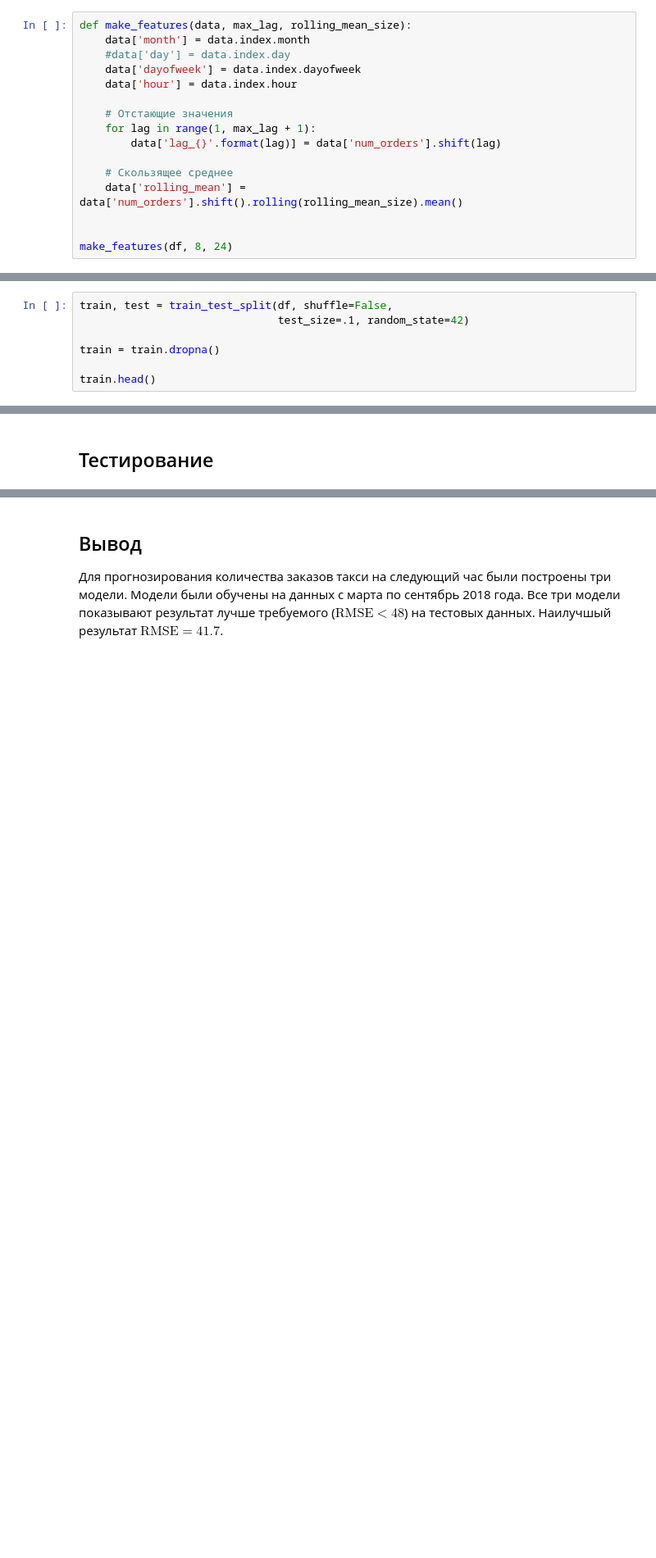
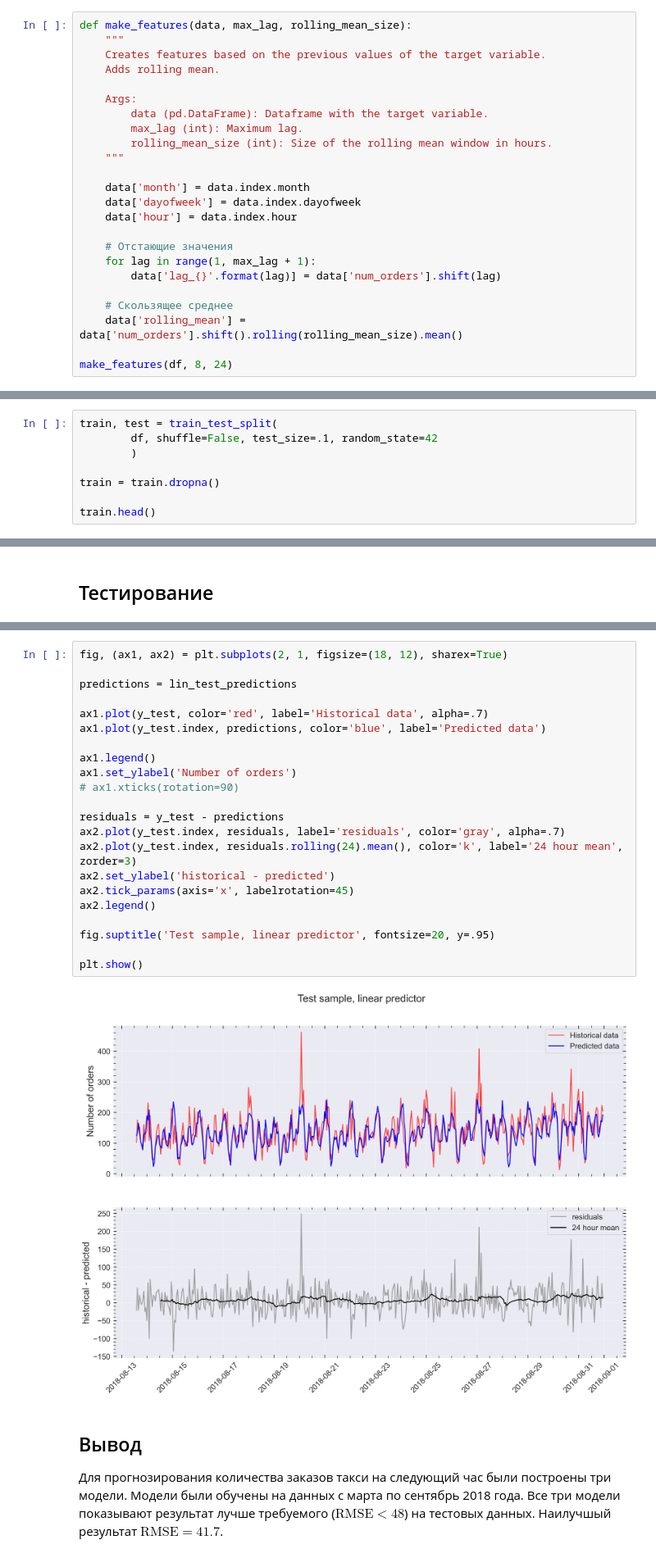
Before and after one commit to mbelveder/praktikum, a Jupyter notebook: 12_taxi/taxi_reply_2.ipynb, the cells around one changed output, grey strips where cells are left out. Shown at 82% size. Cells and saved outputs as stored; diff of their text form; blank space fills up the shorter version.

```diff
--- a/12_taxi/taxi_reply_2.ipynb
+++ b/12_taxi/taxi_reply_2.ipynb
@@ -250,8 +255,17 @@ plt.show()
 ### Создание признаков
 # %%
 def make_features(data, max_lag, rolling_mean_size):
+    """
+    Creates features based on the previous values of the target variable.
+    Adds rolling mean.
+
+    Args:
+        data (pd.DataFrame): Dataframe with the target variable.
+        max_lag (int): Maximum lag.
+        rolling_mean_size (int): Size of the rolling mean window in hours.
+    """
+
     data['month'] = data.index.month
-    #data['day'] = data.index.day
     data['dayofweek'] = data.index.dayofweek
     data['hour'] = data.index.hour
 
@@ -262,7 +276,6 @@ def make_features(data, max_lag, rolling_mean_size):
     # Скользящее среднее
     data['rolling_mean'] = data['num_orders'].shift().rolling(rolling_mean_size).mean()
 
-
 make_features(df, 8, 24)
 # %% [markdown]
 <div class="alert alert-warning">
@@ -302,8 +319,9 @@ df.head()
 # %% [markdown]
 ### Линейная регрессия
 # %%
-train, test = train_test_split(df, shuffle=False,
-                               test_size=.1, random_state=42)
+train, test = train_test_split(
+        df, shuffle=False, test_size=.1, random_state=42
+        )
 
 train = train.dropna()
 
@@ -540,3 +524,27 @@ plt.show()
+# %%
+fig, (ax1, ax2) = plt.subplots(2, 1, figsize=(18, 12), sharex=True)
+
+predictions = lin_test_predictions
+
+ax1.plot(y_test, color='red', label='Historical data', alpha=.7)
+ax1.plot(y_test.index, predictions, color='blue', label='Predicted data')
+
+ax1.legend()
+ax1.set_ylabel('Number of orders')
+# ax1.xticks(rotation=90)
+
+residuals = y_test - predictions
+ax2.plot(y_test.index, residuals, label='residuals', color='gray', alpha=.7)
+ax2.plot(y_test.index, residuals.rolling(24).mean(), color='k', label='24 hour mean', zorder=3)
+ax2.set_ylabel('historical - predicted')
+ax2.tick_params(axis='x', labelrotation=45)
+ax2.legend()
+
+fig.suptitle('Test sample, linear predictor', fontsize=20, y=.95)
+
+plt.show()
+# %% [output]
+[figure, added]
 # %% [markdown]
 ## Вывод
 
```
Also changed, not shown: parts of 21 cells of this notebook, 9 other files.
